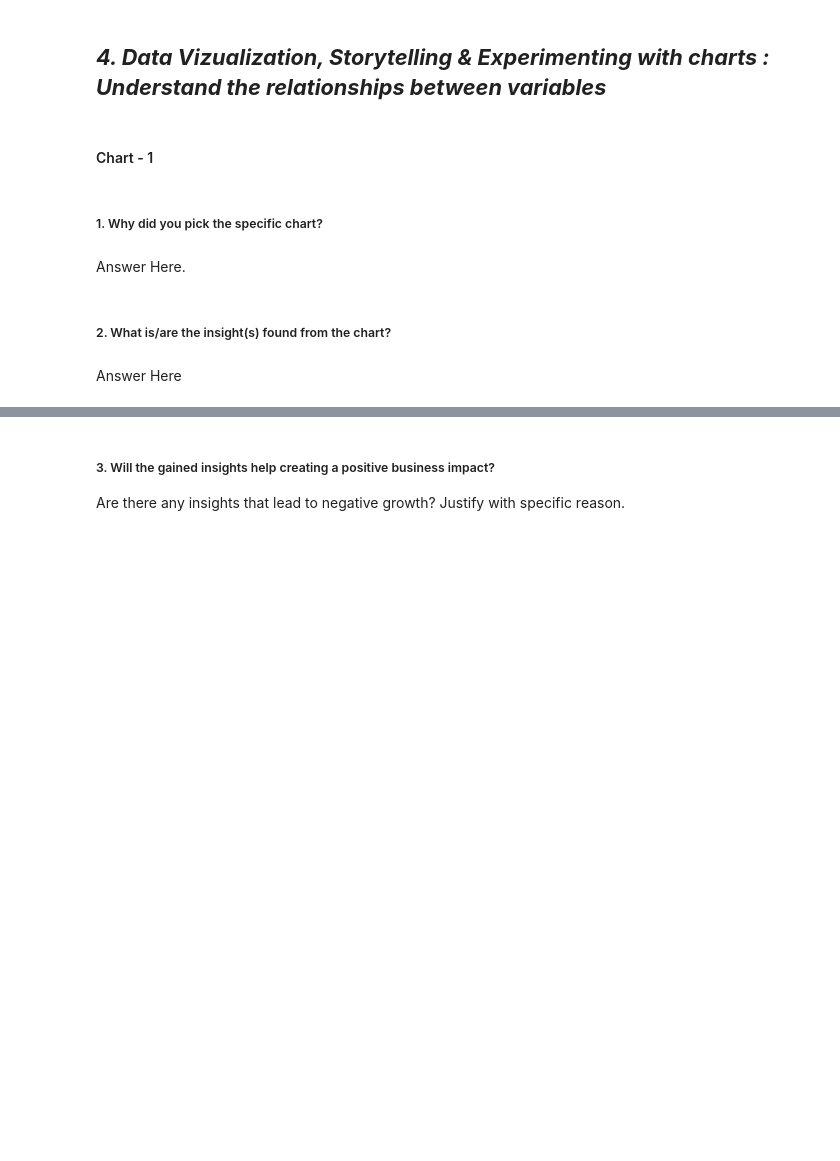
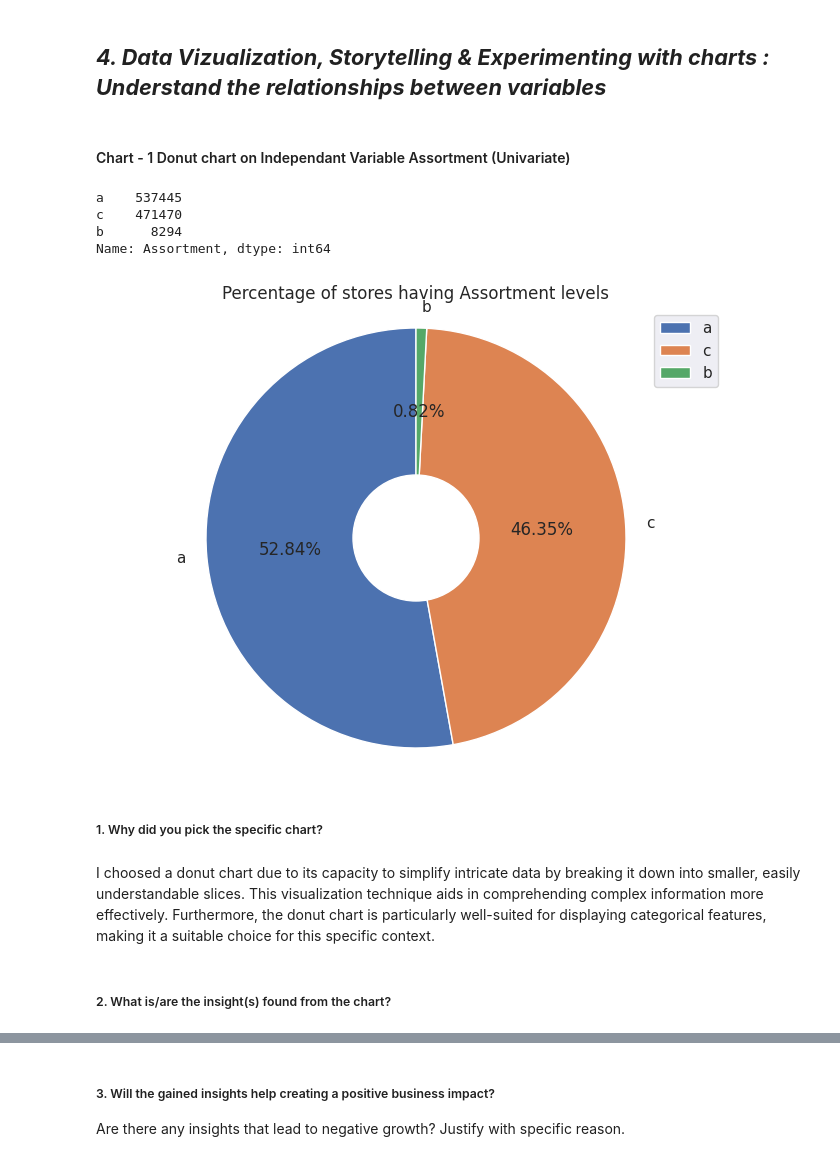
Before and after one commit to github-osama/Retail-Sales-Prediction-Regression-Project, a Jupyter notebook: Retail_Sales_Prediction_(Regression_Project).ipynb, the cells around one changed output, grey strips where cells are left out. Saved outputs shown, nothing was run; the diff lists cells and outputs as text; code cells hidden in the pictures; blank space fills up the shorter version.

```diff
--- a/Retail_Sales_Prediction_(Regression_Project).ipynb
+++ b/Retail_Sales_Prediction_(Regression_Project).ipynb
@@ -136,0 +398,15 @@ Answer Here
+# %%
+#Convert 'Date' column of the dataset to a datetime data type
+df['Date'] = pd.to_datetime(df['Date'], format='%Y-%m-%d')
+
+#Extract year, month, and day from the 'Date' column
+df['year'] = df['Date'].dt.year
+df['month'] = df['Date'].dt.month
+df['WeekOfYear'] = df['Date'].dt.isocalendar().week
+df['DayOfYear'] = df['Date'].dt.dayofyear
+# %%
+#Extracting day from date and time
+df["Day"] = df['Date'].dt.day_name()
+# %%
+#Extracting Months from date and time
+df["Months"] = df["Date"].dt.month_name()
@@ -136,0 +475,3 @@ Answer Here
+# %%
+#Drop 'Months' and 'Day' column from df dataframe
+df.drop(['Months','Day'], axis=1, inplace=True)
@@ -141,4 +623,4 @@ Answer Here.
 # %% [markdown]
 ## ***4. Data Vizualization, Storytelling & Experimenting with charts : Understand the relationships between variables***
 # %% [markdown]
-#### Chart - 1
+#### Chart - 1 Donut chart on Independant Variable Assortment (Univariate)
@@ -147,8 +627,36 @@ Answer Here.
+# %%
+# Chart - 1 visualization code
+# Display value counts
+print(df.Assortment.value_counts())
+
+# Dependent Variable Column Visualization
+assortment_counts = df['Assortment'].value_counts()
+labels = assortment_counts.index
+fig, ax = plt.subplots()
+ax.pie(assortment_counts, labels=labels, autopct='%1.2f%%', startangle=90, wedgeprops={'edgecolor': 'white'})
+
+# Draw a white circle at the center to create a donut chart
+center_circle = plt.Circle((0, 0), 0.30, fc='white')
+fig.gca().add_artist(center_circle)
+
+# Add a title and legend
+ax.set_title('Percentage of stores having Assortment levels')
+ax.legend(labels, loc='best')
+
+# Equal aspect ratio ensures that pie is drawn as a circle
+ax.axis('equal')
+
+# Display the chart
+plt.show()
+# %% [output]
+a    537445
+c    471470
+b      8294
+Name: Assortment, dtype: int64
+[figure, added]
 # %% [markdown]
 ##### 1. Why did you pick the specific chart?
-# %% [markdown]
-Answer Here.
+# %% [markdown]
+I choosed a donut chart due to its capacity to simplify intricate data by breaking it down into smaller, easily understandable slices. This visualization technique aids in comprehending complex information more effectively. Furthermore, the donut chart is particularly well-suited for displaying categorical features, making it a suitable choice for this specific context.
 # %% [markdown]
 ##### 2. What is/are the insight(s) found from the chart?
-# %% [markdown]
-Answer Here
```
Also changed, not shown: parts of 108 cells of this notebook.
